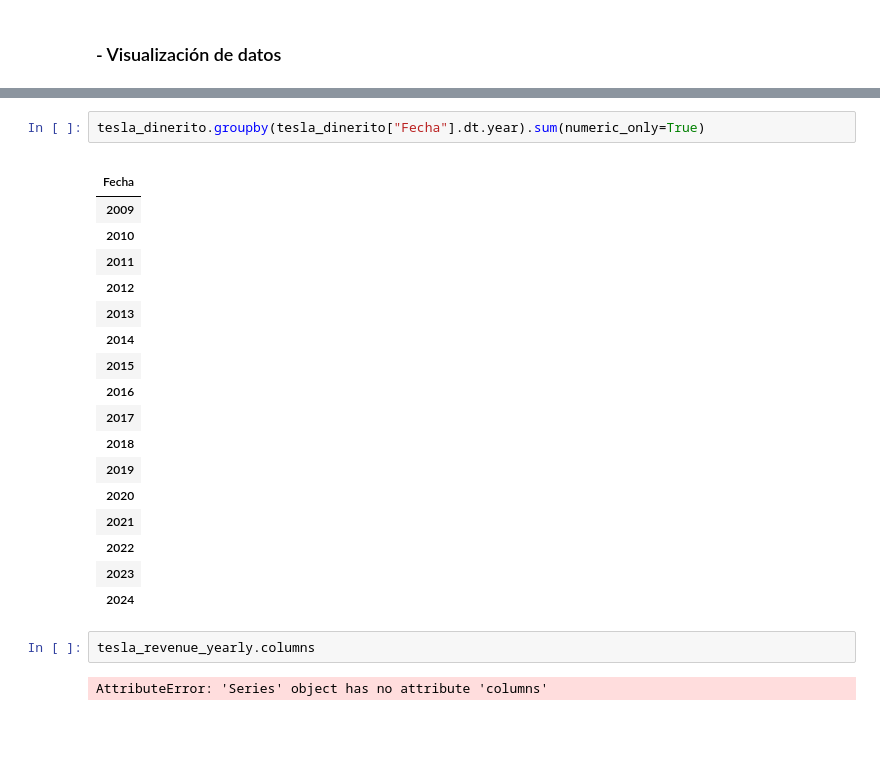
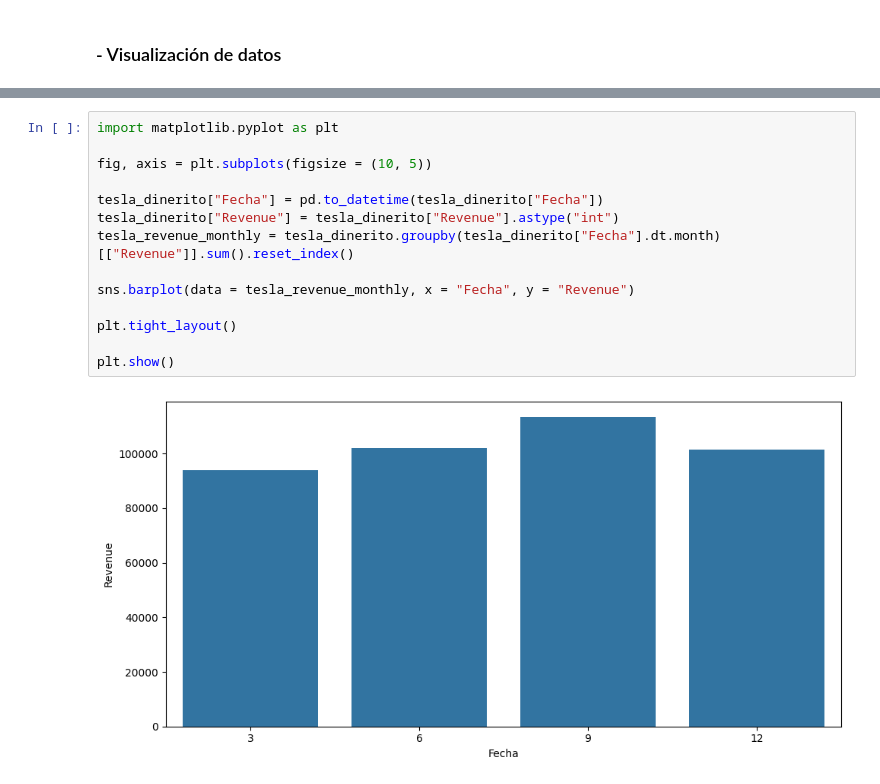
Before and after one commit to Antero-ops/web-scraping-project-tutorial, a Jupyter notebook: src/explore.es.ipynb, the cells around one changed output, grey strips where cells are left out. Saved outputs shown, nothing was run; the diff lists cells and outputs as text; blank space fills up the shorter version.

```diff
--- a/src/explore.es.ipynb
+++ b/src/explore.es.ipynb
@@ -197,25 +165,16 @@ tesla_dinerito
-# %%
-tesla_dinerito.groupby(tesla_dinerito["Fecha"].dt.year).sum(numeric_only=True)
-# %% [output]
-|  |
-| Fecha |
-| 2009 |
-| 2010 |
-| 2011 |
-| 2012 |
-| 2013 |
-| 2014 |
-| 2015 |
-| 2016 |
-| 2017 |
-| 2018 |
-| 2019 |
-| 2020 |
-| 2021 |
-| 2022 |
-| 2023 |
-| 2024 |
-# %%
-tesla_revenue_yearly.columns
-# %% [output]
-AttributeError: 'Series' object has no attribute 'columns'
+# %%
+import matplotlib.pyplot as plt
+
+fig, axis = plt.subplots(figsize = (10, 5))
+
+tesla_dinerito["Fecha"] = pd.to_datetime(tesla_dinerito["Fecha"])
+tesla_dinerito["Revenue"] = tesla_dinerito["Revenue"].astype("int")
+tesla_revenue_monthly = tesla_dinerito.groupby(tesla_dinerito["Fecha"].dt.month)[["Revenue"]].sum().reset_index()
+
+sns.barplot(data = tesla_revenue_monthly, x = "Fecha", y = "Revenue")
+
+plt.tight_layout()
+
+plt.show()
+# %% [output]
+[figure, added]
```
Also changed, not shown: parts of 8 cells of this notebook, 1 other file.
